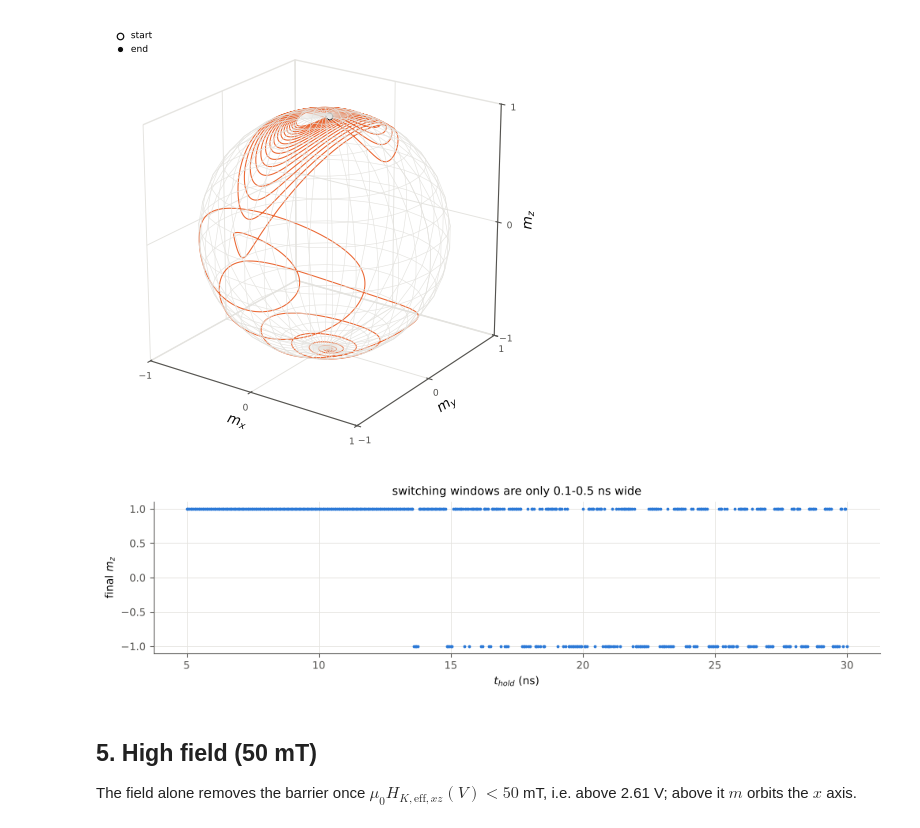
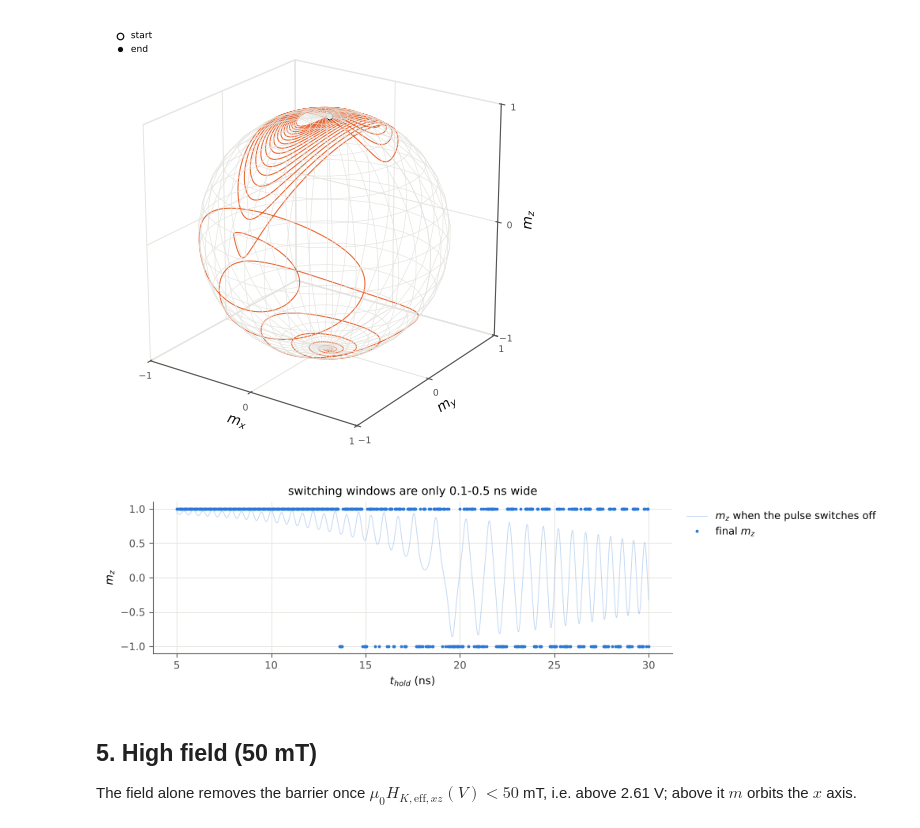
Before and after one commit to shakir1ahmed3/vcma-pmtj-switching, a Jupyter notebook: notebooks/02_vcma_switching_regimes.ipynb, the cells around one changed output. Saved outputs shown, nothing was run; the diff lists cells and outputs as text; code cells hidden in the pictures.

```diff
--- a/notebooks/02_vcma_switching_regimes.ipynb
+++ b/notebooks/02_vcma_switching_regimes.ipynb
@@ -134,11 +134,15 @@ case (ii): t_hold = 18.4 ns, min m_z during pulse = +0.113, final m_z = -0.999
 [figure]
 # %%
 d = np.load(DATA / "highV_window_scan.npz")
+t_fine = np.arange(d["t_hold"].min(), d["t_hold"].max() + 1e-15, 2e-12)
+mz_off = ex.mz_at_pulse_off(dev, HV.V0, t_fine, (HV.Bx, 0, 0))   # m_z at the instant the pulse switches off
 fig, ax = plt.subplots(figsize=(9, 2.4), layout="constrained")
-ax.plot(d["t_hold"]*1e9, d["mz_final"], ".", ms=3)
-ax.set(xlabel="$t_{hold}$ (ns)", ylabel="final $m_z$", title="switching windows are only 0.1-0.5 ns wide");
+ax.plot(t_fine*1e9, mz_off, color="C0", lw=0.6, alpha=0.3, label="$m_z$ when the pulse switches off")
+ax.plot(d["t_hold"]*1e9, d["mz_final"], ".", ms=3, color="C0", label="final $m_z$")
+ax.legend(loc="upper left", bbox_to_anchor=(1.01, 1), frameon=False)
+ax.set(xlabel="$t_{hold}$ (ns)", ylabel="$m_z$", title="switching windows are only 0.1-0.5 ns wide");
 # %% [output]
-[figure, old version]
+[figure, new version]
 # %% [markdown]
 ## 5. High field (50 mT)
 
```
Also changed, not shown: 5 other files.
